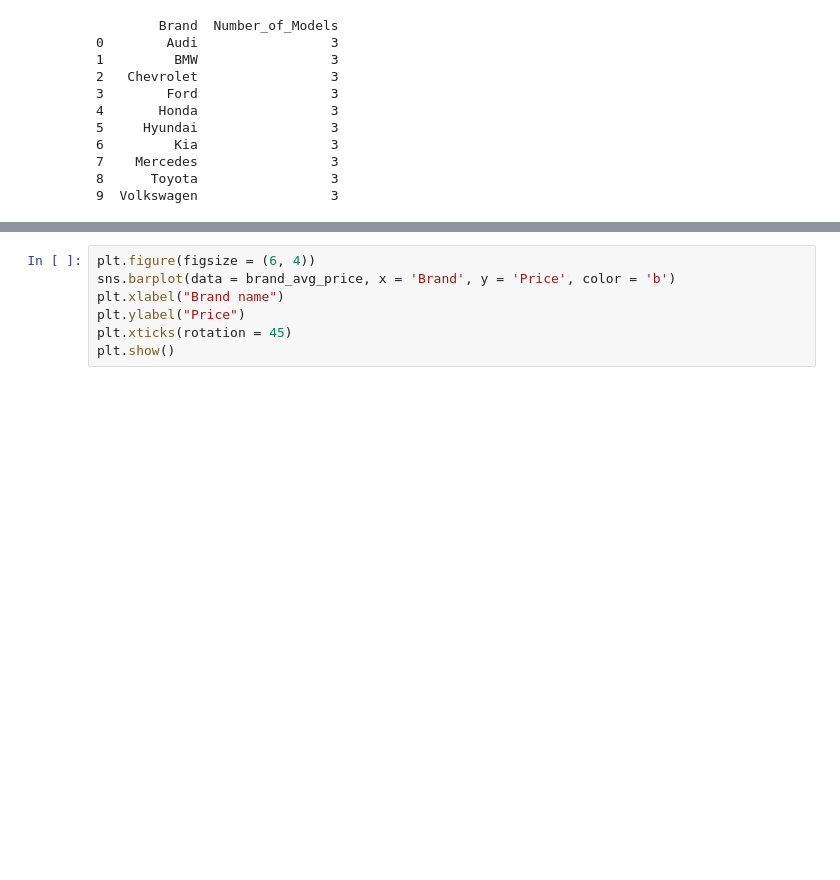
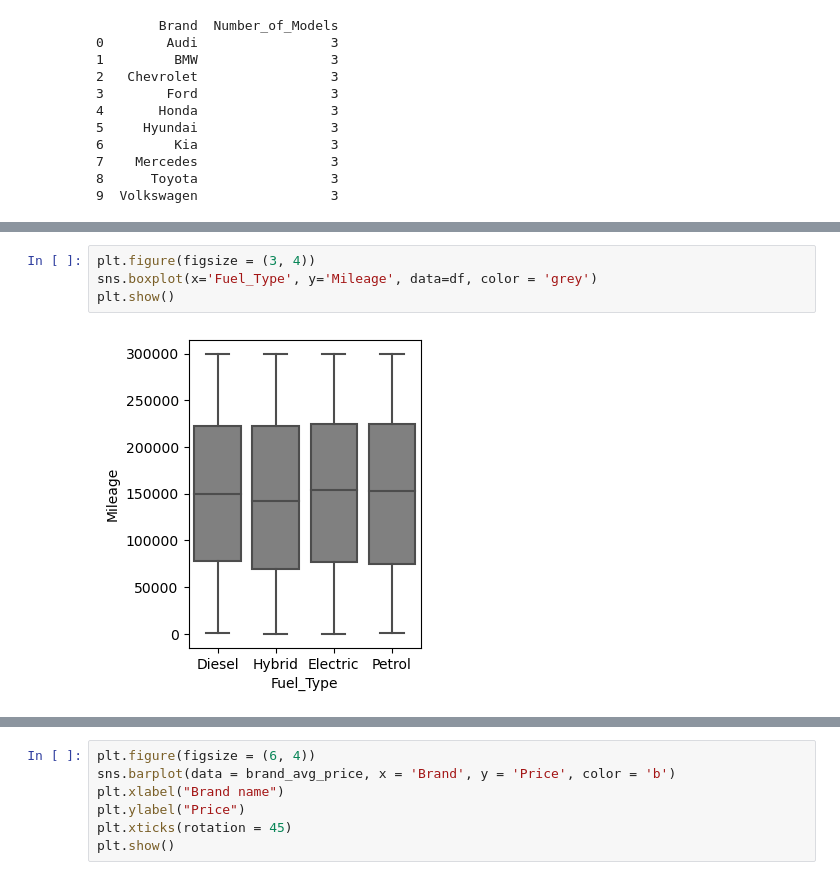
Before and after one commit to Sajan-12325/Car-Price-Prediction, a Jupyter notebook: Predicting Car Price.ipynb, the cells around one changed output, grey strips where cells are left out. Cells and saved outputs as stored; diff of their text form; blank space fills up the shorter version.

```diff
--- a/Predicting Car Price.ipynb
+++ b/Predicting Car Price.ipynb
@@ -213,0 +254,6 @@ brand_avg_price
+# %%
+plt.figure(figsize = (3, 4))
+sns.boxplot(x='Fuel_Type', y='Mileage', data=df, color = 'grey')
+plt.show()
+# %% [output]
+[figure, added]
```
Also changed, not shown: parts of 33 cells of this notebook.
